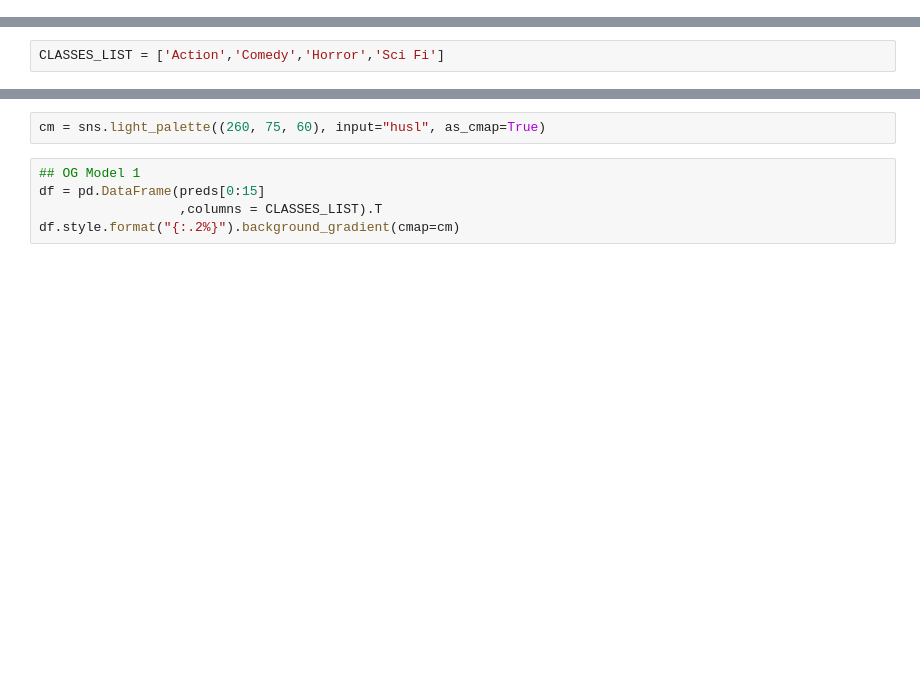
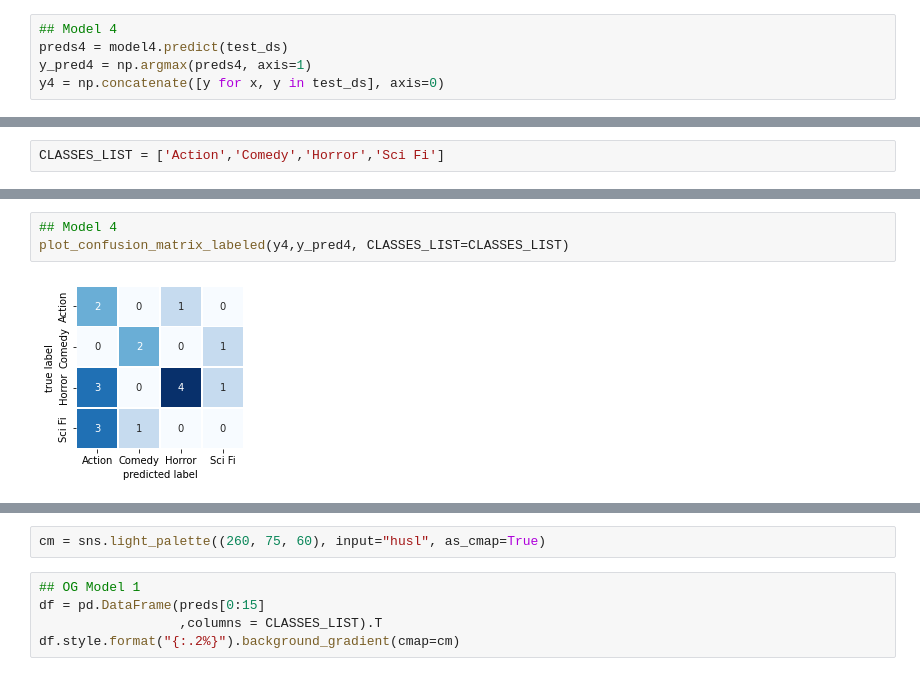
Before and after one commit to alawrence30/Machine-Learning, a Jupyter notebook: Assignment_3_v2.ipynb, the cells around one changed output, grey strips where cells are left out. Cells and saved outputs as stored; diff of their text form; blank space fills up the shorter version.

```diff
--- a/Assignment_3_v2.ipynb
+++ b/Assignment_3_v2.ipynb
@@ -1573,3 +1807,8 @@ y2 = np.concatenate([y for x, y in test_ds], axis=0)
 preds3 = model3.predict(test_ds)
 y_pred3 = np.argmax(preds3, axis=1)
 y3 = np.concatenate([y for x, y in test_ds], axis=0)
+# %%
+## Model 4
+preds4 = model4.predict(test_ds)
+y_pred4 = np.argmax(preds4, axis=1)
+y4 = np.concatenate([y for x, y in test_ds], axis=0)
@@ -1586,0 +1837,5 @@ plot_confusion_matrix_labeled(y3,y_pred3, CLASSES_LIST=CLASSES_LIST)
+# %%
+## Model 4
+plot_confusion_matrix_labeled(y4,y_pred4, CLASSES_LIST=CLASSES_LIST)
+# %% [output]
+[figure, added]
```
Also changed, not shown: parts of 43 cells of this notebook.
